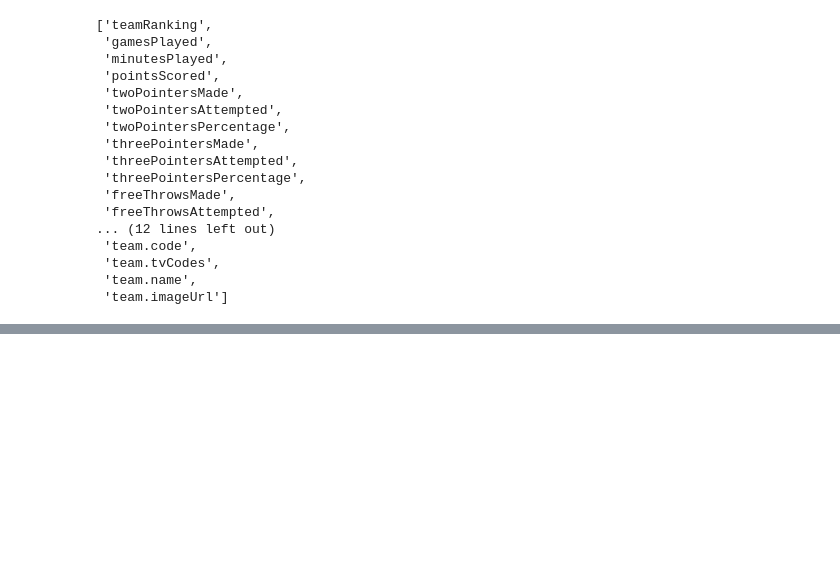
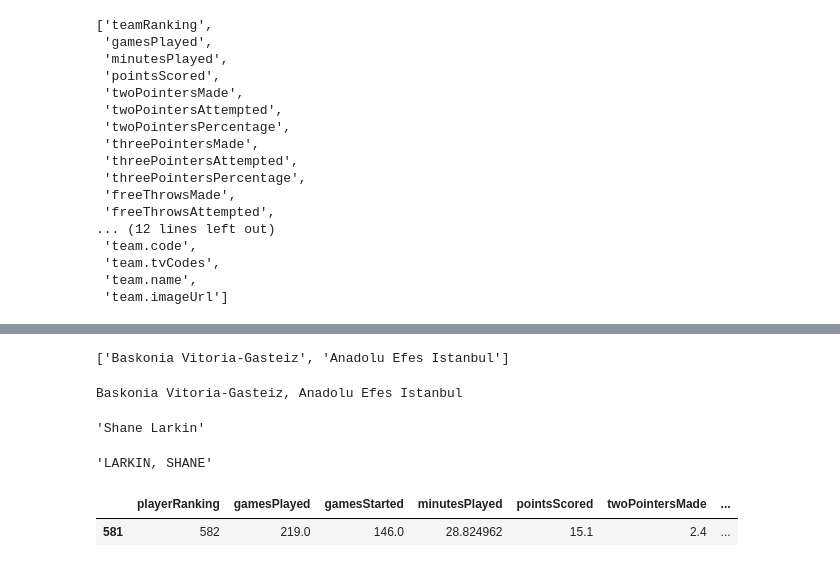
Before and after one commit to julenfu21/EurolIAgueAssistant, a Jupyter notebook: Pruebas api.ipynb, the cells around one changed output, grey strips where cells are left out. Cells and saved outputs as stored; diff of their text form; code cells hidden in the pictures; blank space fills up the shorter version.

```diff
--- a/Pruebas api.ipynb
+++ b/Pruebas api.ipynb
@@ -67,0 +117,30 @@ list(df)
+# %%
+teams_played_for
+# %% [output]
+['Baskonia Vitoria-Gasteiz', 'Anadolu Efes Istanbul']
+# %%
+teams_played_for_string = ', '.join(teams_played_for)
+print(teams_played_for_string)
+# %% [output]
+Baskonia Vitoria-Gasteiz, Anadolu Efes Istanbul
+# %%
+player_name = "Shane Larkin"
+player_name
+# %% [output]
+'Shane Larkin'
+# %%
+name_parts = player_name.split()
+first_name = name_parts[0]
+last_name = name_parts[1]
+
+# Format the player name as SURNAME, NAME
+formatted_name = f"{last_name.upper()}, {first_name.upper()}"
+formatted_name
+# %% [output]
+'LARKIN, SHANE'
+# %%
+df2 = df[df['player.name'] == formatted_name]
+df2
+# %% [output]
+|  | playerRanking | gamesPlayed | gamesStarted | minutesPlayed | pointsScored | twoPointersMade | ... |
+| 581 | 582 | 219.0 | 146.0 | 28.824962 | 15.1 | 2.4 | ... |
```
Also changed, not shown: parts of 7 cells of this notebook, 4 other files.
